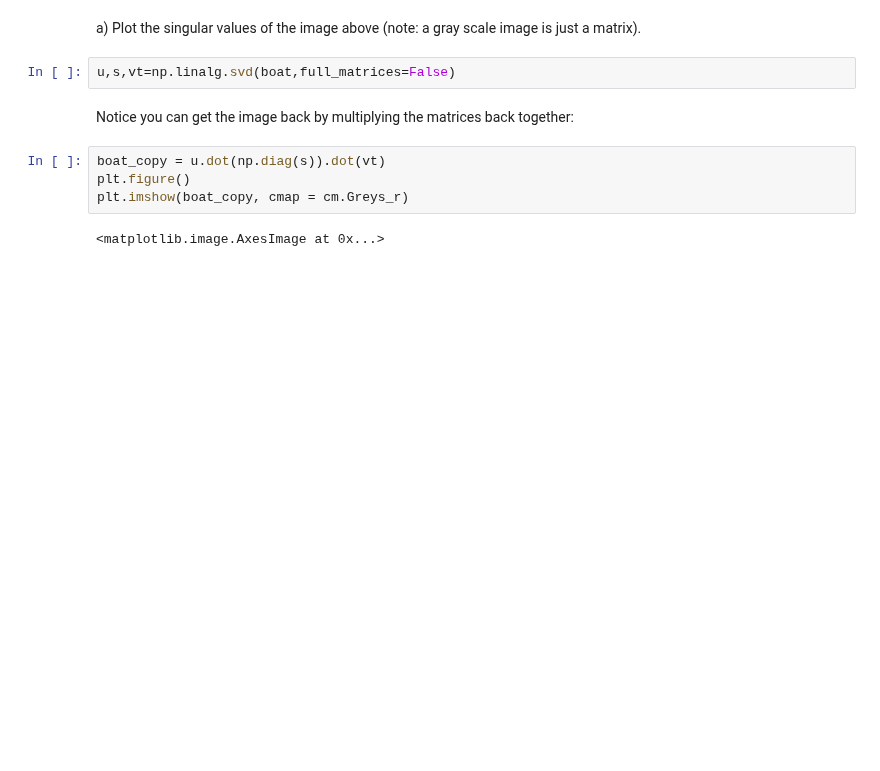
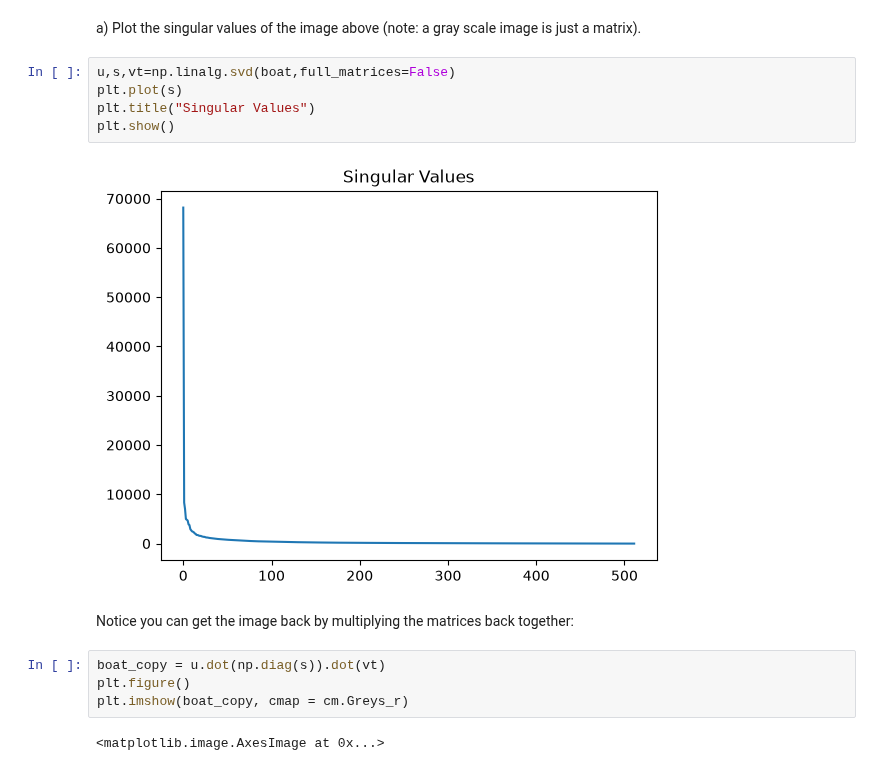
Before and after one commit to gallettilance/CS506-Fall2026, a Jupyter notebook: lecture_09/worksheet_09.ipynb, the cells around one changed output. Drawn from its saved outputs; the diff is of its cells as text; blank space fills up the shorter version.

```diff
--- a/lecture_09/worksheet_09.ipynb
+++ b/lecture_09/worksheet_09.ipynb
@@ -129,6 +142,11 @@ plt.imshow(boat, cmap = cm.Greys_r)
 a) Plot the singular values of the image above (note: a gray scale image is just a matrix).
 # %%
 u,s,vt=np.linalg.svd(boat,full_matrices=False)
+plt.plot(s)
+plt.title("Singular Values")
+plt.show()
+# %% [output]
+[figure, added]
 # %% [markdown]
 Notice you can get the image back by multiplying the matrices back together:
 # %%
```
Also changed, not shown: parts of 30 cells of this notebook.
